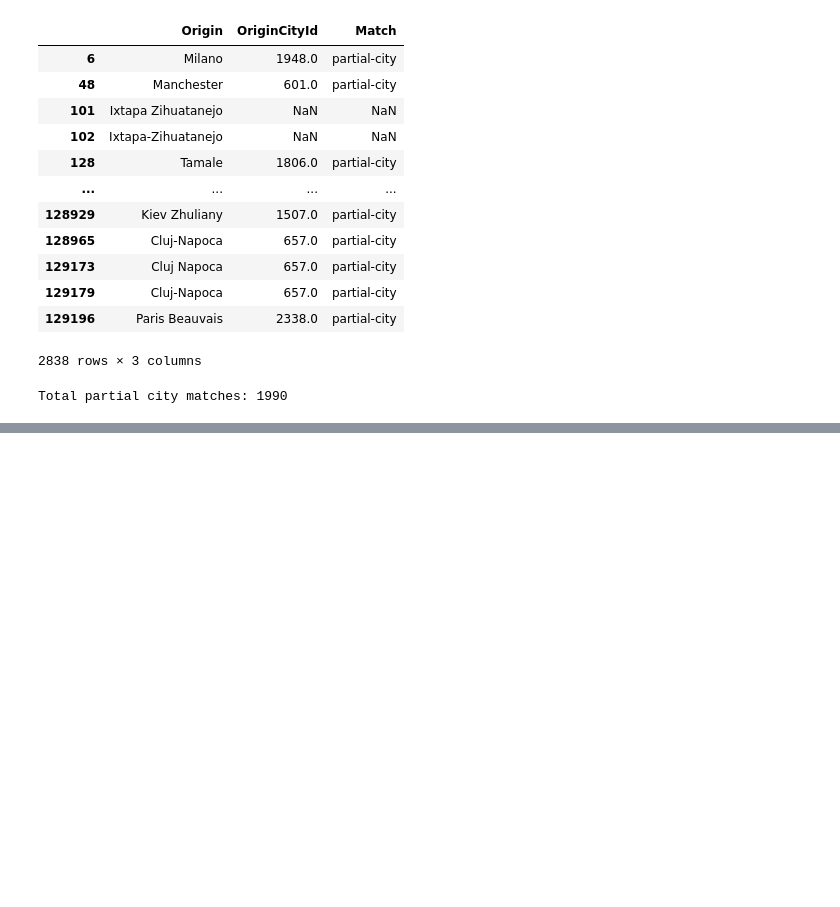
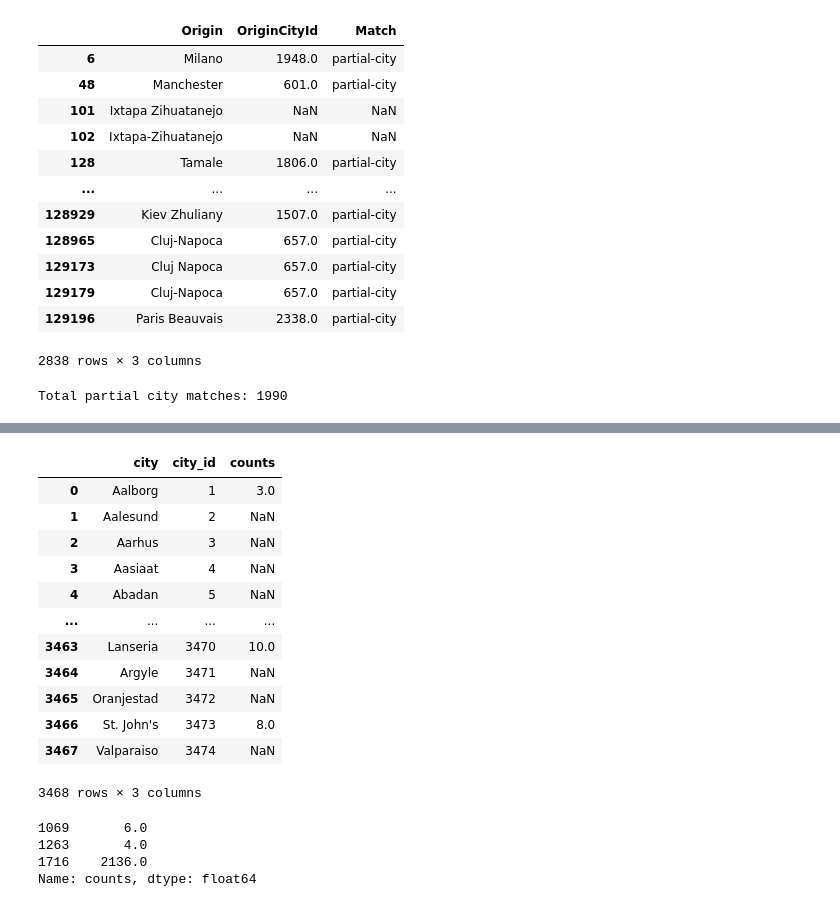
Before and after one commit to paulabondoc/airline-ratings-data-project, a Jupyter notebook: Script1 - Data_cleaning.ipynb, the cells around one changed output, grey strips where cells are left out. Cells and saved outputs as stored; diff of their text form; code cells hidden in the pictures; blank space fills up the shorter version.

Commit message:
Add code to start finding ambiguous city matches

```diff
--- a/Script1 - Data_cleaning.ipynb
+++ b/Script1 - Data_cleaning.ipynb
@@ -1378,0 +1426,27 @@ Total partial city matches: 1990
+# %%
+current_city_counts = dataset_with_origin_city['OriginCityId'].dropna().value_counts().to_dict()
+# %%
+city_names_with_counts = pd.DataFrame(zip(cities['city'], cities['city_id'], cities['city_id'].map(current_city_counts)))
+city_names_with_counts.rename(columns={0: 'city', 1: 'city_id', 2: 'counts'}, inplace=True)
+city_names_with_counts
+# %% [output]
+|  | city | city_id | counts |
+| 0 | Aalborg | 1 | 3.0 |
+| 1 | Aalesund | 2 | NaN |
+| 2 | Aarhus | 3 | NaN |
+| 3 | Aasiaat | 4 | NaN |
+| 4 | Abadan | 5 | NaN |
+| ... | ... | ... | ... |
+| 3463 | Lanseria | 3470 | 10.0 |
+| 3464 | Argyle | 3471 | NaN |
+| 3465 | Oranjestad | 3472 | NaN |
+| 3466 | St. John's | 3473 | 8.0 |
+| 3467 | Valparaiso | 3474 | NaN |
+3468 rows × 3 columns
+# %%
+city_names_with_counts[city_names_with_counts['city'].isin(ambiguous_cities)]['counts'].dropna()
+# %% [output]
+1069       6.0
+1263       4.0
+1716    2136.0
+Name: counts, dtype: float64
```
Also changed, not shown: parts of 7 cells of this notebook.
